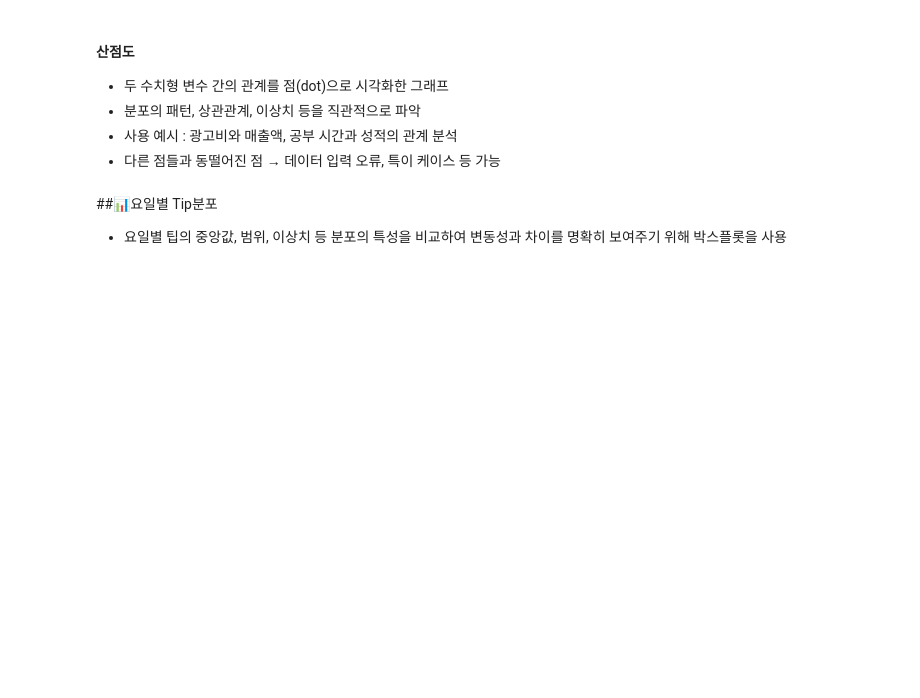
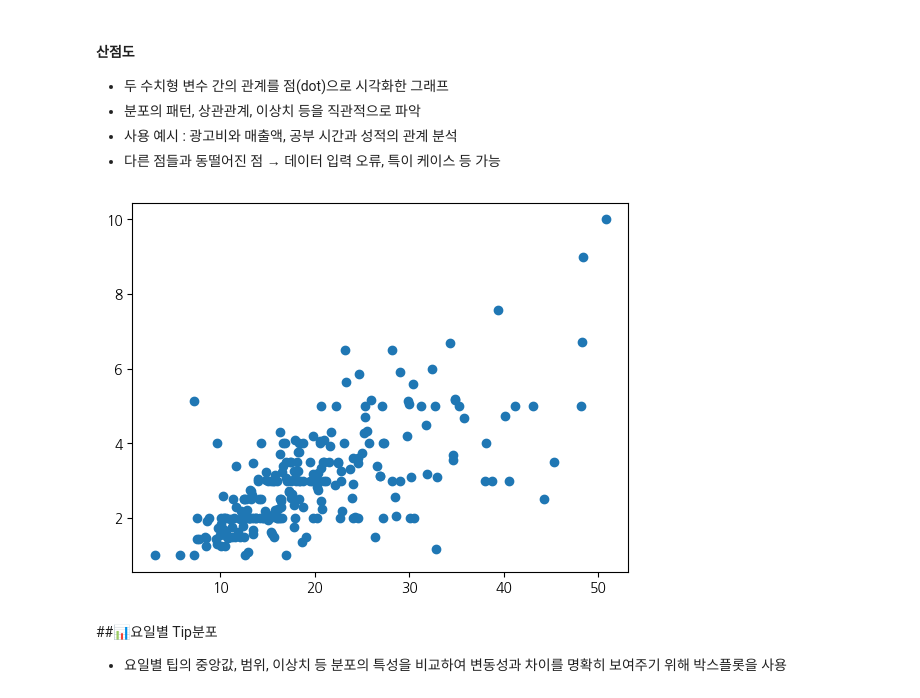
Before and after one commit to t0mark/JST_Do-Dream, a Jupyter notebook: 2_1_데이터시각화_Tips.ipynb, the cells around one changed output. Drawn from its saved outputs; the diff is of its cells as text; code cells hidden in the pictures; blank space fills up the shorter version.

```diff
--- a/2_1_데이터시각화_Tips.ipynb
+++ b/2_1_데이터시각화_Tips.ipynb
@@ -271,6 +317,10 @@ if os.path.exists(matplotlib_cache_dir):
 * 다른 점들과 동떨어진 점 → 데이터 입력 오류, 특이 케이스 등 가능
 # %%
 #총금액과 팁의 관계
+plt.scatter(tips["total_bill"], tips["tip"])
+plt.show()
+# %% [output]
+[figure, added]
 # %% [markdown]
 ##📊요일별 Tip분포
 * 요일별 팁의 중앙값, 범위, 이상치 등 분포의 특성을 비교하여 변동성과 차이를 명확히 보여주기 위해 박스플롯을 사용
```
Also changed, not shown: parts of 9 cells of this notebook, 3 other files.
